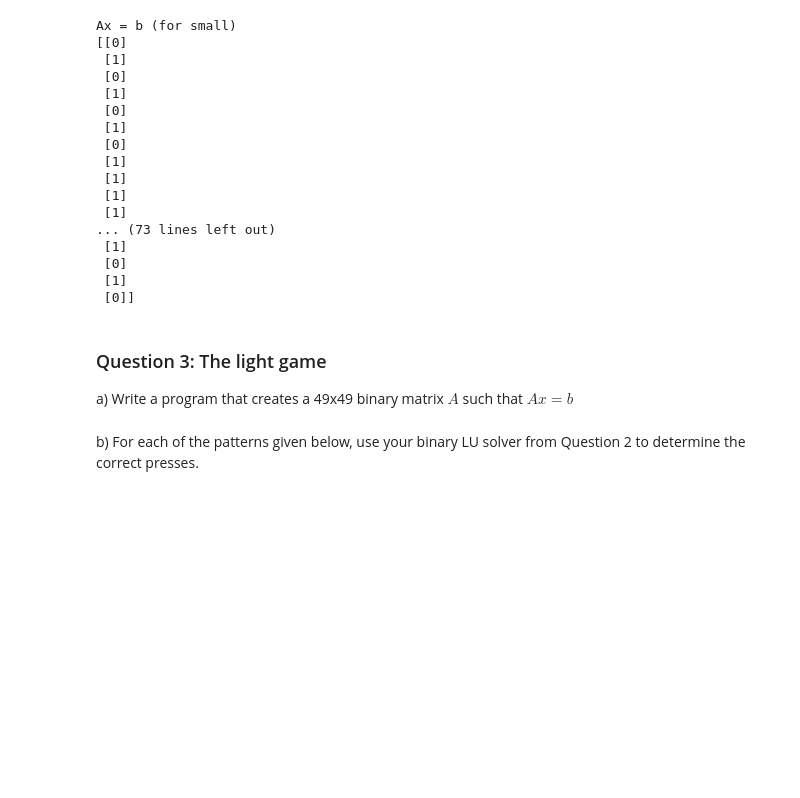
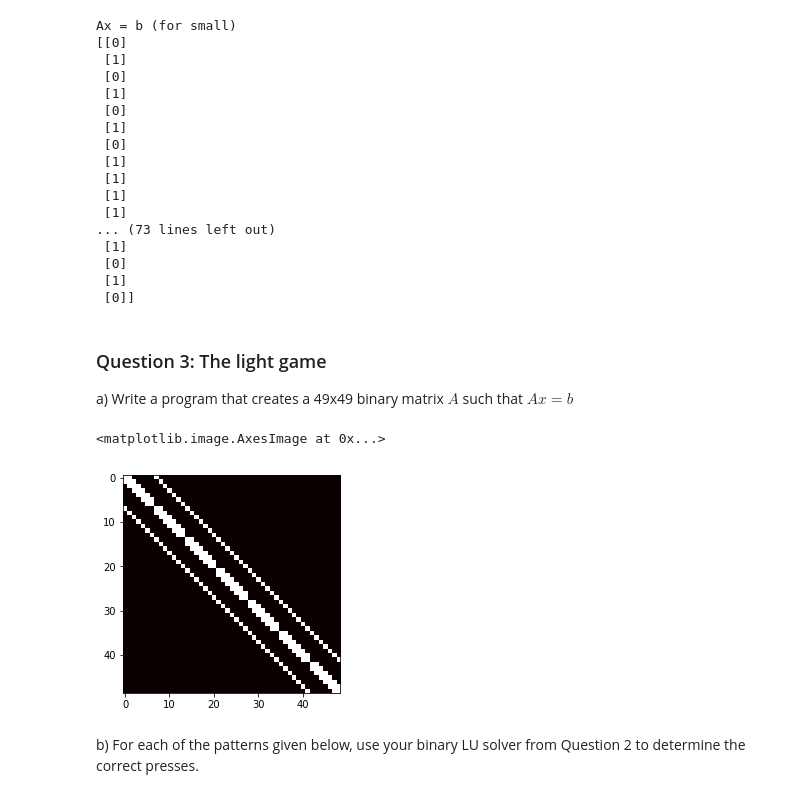
Before and after one commit to jonathanGB/am205, a Jupyter notebook: 2/AM205_HW2.ipynb, the cells around one changed output. Drawn from its saved outputs; the diff is of its cells as text; code cells hidden in the pictures; blank space fills up the shorter version.

```diff
--- a/2/AM205_HW2.ipynb
+++ b/2/AM205_HW2.ipynb
@@ -399,33 +399,38 @@ a) Write a program that creates a 49x49 binary matrix $A$ such that $Ax = b$
 def gather_neighbours(i, j, m, n):
     neighbours = [i * n + j]
 
     if i - 1 >= 0:
         neighbours.append((i-1) * n + j)
 
     if j - 1 >= 0:
         neighbours.append(i * n + j - 1)
 
     if j + 1 < n:
         neighbours.append(i * n + j + 1)
 
     if i + 1 < m:
         neighbours.append((i+1) * n + j)
 
     return neighbours
 
 def build_grid_A(m=7, n=7):
     A = np.zeros((m*n,m*n),dtype=np.int8)
 
     for i in range(m):
         for j in range(n):
             neighbours = gather_neighbours(i, j, m, n)
 
             for neighbour in neighbours:
                 A[i*n+j][neighbour] = 1
 
     return A
 
 gridA = build_grid_A()
+plt.imshow(gridA, cmap='hot')
+plt.title("")
+# %% [output]
+<matplotlib.image.AxesImage at 0x...>
+[figure, added]
 # %% [markdown]
 b) For each of the patterns given below, use your binary LU solver from Question 2 to determine the correct presses.
 # %%
```
Also changed, not shown: parts of 2 cells of this notebook.
